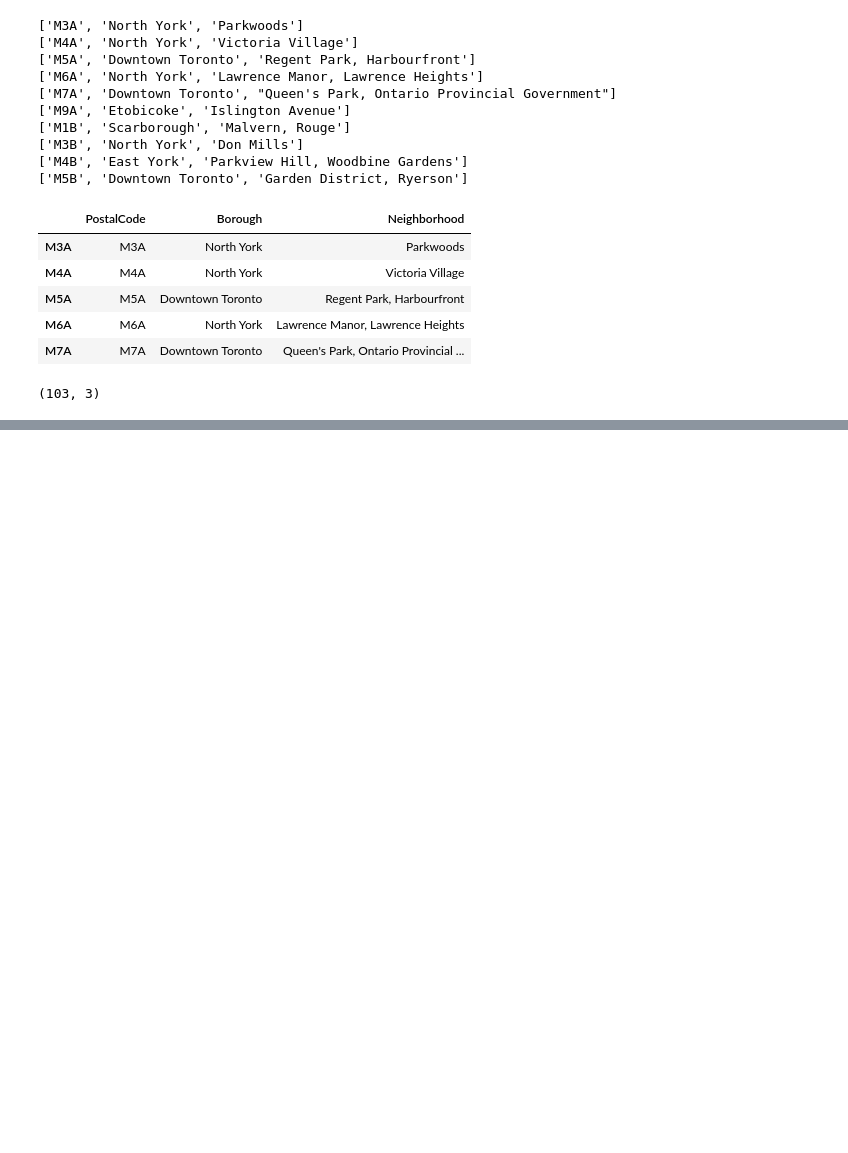
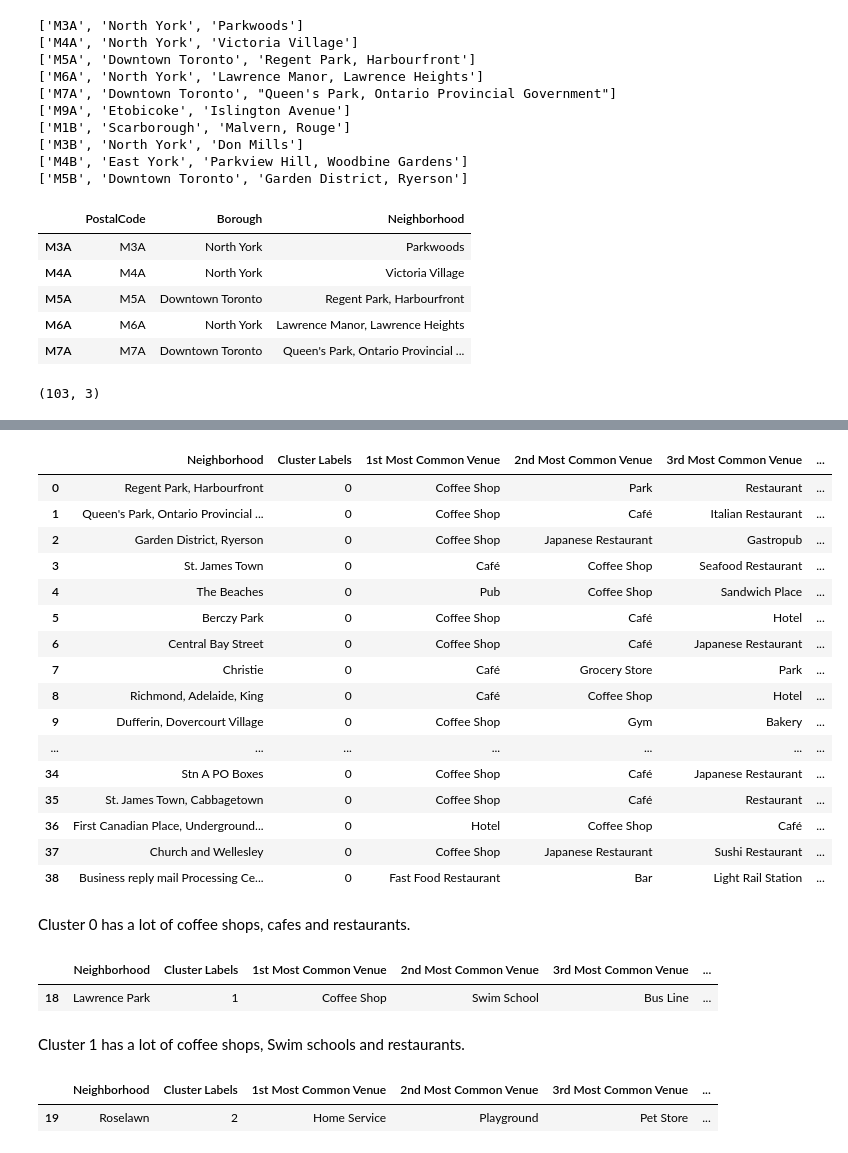
Before and after one commit to adamx97/DataScienceCapstone, a Jupyter notebook: Segment_Cluster_Neighborhoods_Toronto.ipynb, the cells around one changed output, grey strips where cells are left out. Cells and saved outputs as stored; diff of their text form; code cells hidden in the pictures; blank space fills up the shorter version.

Commit message:
completed first peer graded assignment

```diff
--- a/Segment_Cluster_Neighborhoods_Toronto.ipynb
+++ b/Segment_Cluster_Neighborhoods_Toronto.ipynb
@@ -117,0 +353,12 @@ data.shape
+# %%
+num_top_venues =8
+
+for hood in toronto_grouped['Neighborhood']:
+    print("----"+hood+"----")
+    temp = toronto_grouped[toronto_grouped['Neighborhood'] == hood].T.reset_index()
+    temp.columns = ['venue','freq']
+    temp = temp.iloc[1:]
+    temp['freq'] = temp['freq'].astype(float)
+    temp = temp.round({'freq': 2})
+    print(temp.sort_values('freq', ascending=False).reset_index(drop=True).head(num_top_venues))
+    print('\n')
@@ -117,0 +430,11 @@ data.shape
+# %%
+# set number of clusters
+kclusters = 5
+toronto_grouped_clustering = toronto_grouped.drop('Neighborhood', 1)
+#toronto_grouped_clustering.head()
+
+# run k-means clustering
+kmeans = KMeans(n_clusters=kclusters, random_state=0).fit(toronto_grouped_clustering)
+
+# check cluster labels generated for each row in the dataframe
+print ("First 10 lables: {}".format( kmeans.labels_[0:10] ))
@@ -117,0 +443,11 @@ data.shape
+# %%
+# add clustering labels
+neighborhoods_venues_sorted.drop('Cluster Labels', 1, inplace=True)
+neighborhoods_venues_sorted.insert(0, 'Cluster Labels', kmeans.labels_)
+
+toronto_merged = toronto_subset
+
+# merge toronto_grouped with toronto_data to add latitude/longitude for each neighborhood
+toronto_merged = toronto_merged.join(neighborhoods_venues_sorted.set_index('Neighborhood'), on='Neighborhood')
+
+toronto_merged.head(6) # check the last columns!
@@ -117,0 +470,3 @@ data.shape
+# %%
+toronto_merged.dropna(subset=['Cluster Labels'], inplace = True)
+toronto_merged.shape
@@ -117,0 +507,37 @@ data.shape
+# %%
+cluster0 = toronto_merged.loc[toronto_merged['Cluster Labels'] == 0, toronto_merged.columns[[2] + list(range(5, toronto_merged.shape[1]))]]
+cluster0.head(100)
+# %% [output]
+|  | Neighborhood | Cluster Labels | 1st Most Common Venue | 2nd Most Common Venue | 3rd Most Common Venue | ... |
+| 0 | Regent Park, Harbourfront | 0 | Coffee Shop | Park | Restaurant | ... |
+| 1 | Queen's Park, Ontario Provincial ... | 0 | Coffee Shop | Café | Italian Restaurant | ... |
+| 2 | Garden District, Ryerson | 0 | Coffee Shop | Japanese Restaurant | Gastropub | ... |
+| 3 | St. James Town | 0 | Café | Coffee Shop | Seafood Restaurant | ... |
+| 4 | The Beaches | 0 | Pub | Coffee Shop | Sandwich Place | ... |
+| 5 | Berczy Park | 0 | Coffee Shop | Café | Hotel | ... |
+| 6 | Central Bay Street | 0 | Coffee Shop | Café | Japanese Restaurant | ... |
+| 7 | Christie | 0 | Café | Grocery Store | Park | ... |
+| 8 | Richmond, Adelaide, King | 0 | Café | Coffee Shop | Hotel | ... |
+| 9 | Dufferin, Dovercourt Village | 0 | Coffee Shop | Gym | Bakery | ... |
+| ... | ... | ... | ... | ... | ... | ... |
+| 34 | Stn A PO Boxes | 0 | Coffee Shop | Café | Japanese Restaurant | ... |
+| 35 | St. James Town, Cabbagetown | 0 | Coffee Shop | Café | Restaurant | ... |
+| 36 | First Canadian Place, Underground... | 0 | Hotel | Coffee Shop | Café | ... |
+| 37 | Church and Wellesley | 0 | Coffee Shop | Japanese Restaurant | Sushi Restaurant | ... |
+| 38 | Business reply mail Processing Ce... | 0 | Fast Food Restaurant | Bar | Light Rail Station | ... |
+# %% [markdown]
+Cluster 0 has a lot of coffee shops, cafes and restaurants.
+# %%
+cluster1 = toronto_merged.loc[toronto_merged['Cluster Labels'] == 1, toronto_merged.columns[[2] + list(range(5, toronto_merged.shape[1]))]]
+cluster1.head(100)
+# %% [output]
+|  | Neighborhood | Cluster Labels | 1st Most Common Venue | 2nd Most Common Venue | 3rd Most Common Venue | ... |
+| 18 | Lawrence Park | 1 | Coffee Shop | Swim School | Bus Line | ... |
+# %% [markdown]
+Cluster 1 has a lot of coffee shops, Swim schools and restaurants.
+# %%
+cluster2 = toronto_merged.loc[toronto_merged['Cluster Labels'] == 2, toronto_merged.columns[[2] + list(range(5, toronto_merged.shape[1]))]]
+cluster2.head(100)
+# %% [output]
+|  | Neighborhood | Cluster Labels | 1st Most Common Venue | 2nd Most Common Venue | 3rd Most Common Venue | ... |
+| 19 | Roselawn | 2 | Home Service | Playground | Pet Store | ... |
```
Also changed, not shown: parts of 47 cells of this notebook, 2 other files.
